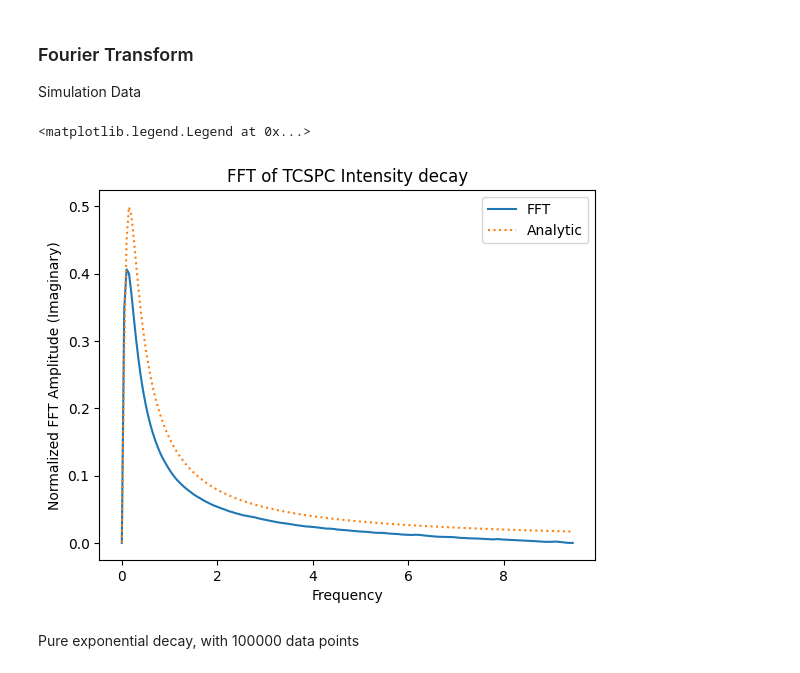
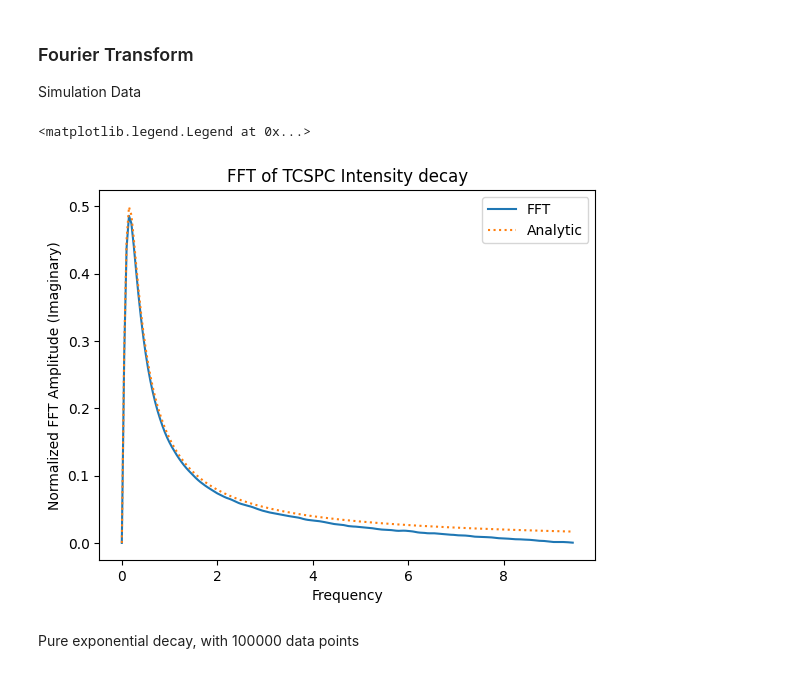
Before and after one commit to ngcnpeter/Y3_Group_Project_2B, a Jupyter notebook: TCSPC-simulation/2Bsimulation.ipynb, the cells around one changed output. Saved outputs shown, nothing was run; the diff lists cells and outputs as text; code cells hidden in the pictures.

Commit message:
phasor_fft

```diff
--- a/TCSPC-simulation/2Bsimulation.ipynb
+++ b/TCSPC-simulation/2Bsimulation.ipynb
@@ -269,26 +269,24 @@ def phasor_fft(amp,tau, run_time, irfwidth):
     return w, phasor
 # %%
 from scipy import integrate
-
-freq = np.fft.fftfreq(len(counts), d=20/len(counts)) #d = inverse of sampling rate, 20ns/no. of bins
-w = 2*np.pi*freq
+w, demo_phasor = phasor_fft([1],[1], run_time, irfwidth) #Fourier Transform to obtain phasor
 W,T = np.meshgrid(w,t)
-phasor = np.fft.fft(counts)/np.sum(counts)/np.fft.fft(ker)*np.sum(ker) #Fourier Transform to obtain phasor
 n_bin = int(len(counts)/2)
-plt.plot(freq[:n_bin],-np.imag(phasor)[:n_bin],label = 'FFT')
+freq = w/2/np.pi
+plt.plot(freq[:n_bin],-np.imag(demo_phasor)[:n_bin],label = 'FFT')
 # plt.plot(freq[:n_bin],np.imag(np.trapz(counts*np.exp(1j*W*T),dx = 20/380,axis = 1)/np.trapz(counts,dx = 20/380)/np.fft.fft(ker)*np.sum(ker))[:n_bin],
 # label = 'FT Integral')
 # plt.plot(freq, amplitudes[0]/decay_time_constants[0]**2/((freq)**2+(1/decay_time_constants[0])**2)
 # +amplitudes[1]/decay_time_constants[1]**2/((freq)**2+(1/decay_time_constants[1])**2),'.')
-plt.plot(freq[:int(len(counts)/2)],(w/((w)**2+(1/tau[0])**2))[:int(len(counts)/2)]
+plt.plot(freq[:n_bin],(w/((w)**2+(1/tau[0])**2))[:n_bin]
 ,':', label = 'Analytic')
 plt.xlabel('Frequency')
 plt.ylabel('Normalized FFT Amplitude (Imaginary)')
 plt.title('FFT of TCSPC Intensity decay')
 plt.legend()
 # %% [output]
 <matplotlib.legend.Legend at 0x...>
-[figure, old version]
+[figure, new version]
 # %% [markdown]
 Pure exponential decay, with 100000 data points
 # %%
```
Also changed, not shown: parts of 1 cell of this notebook, 1 other file.
